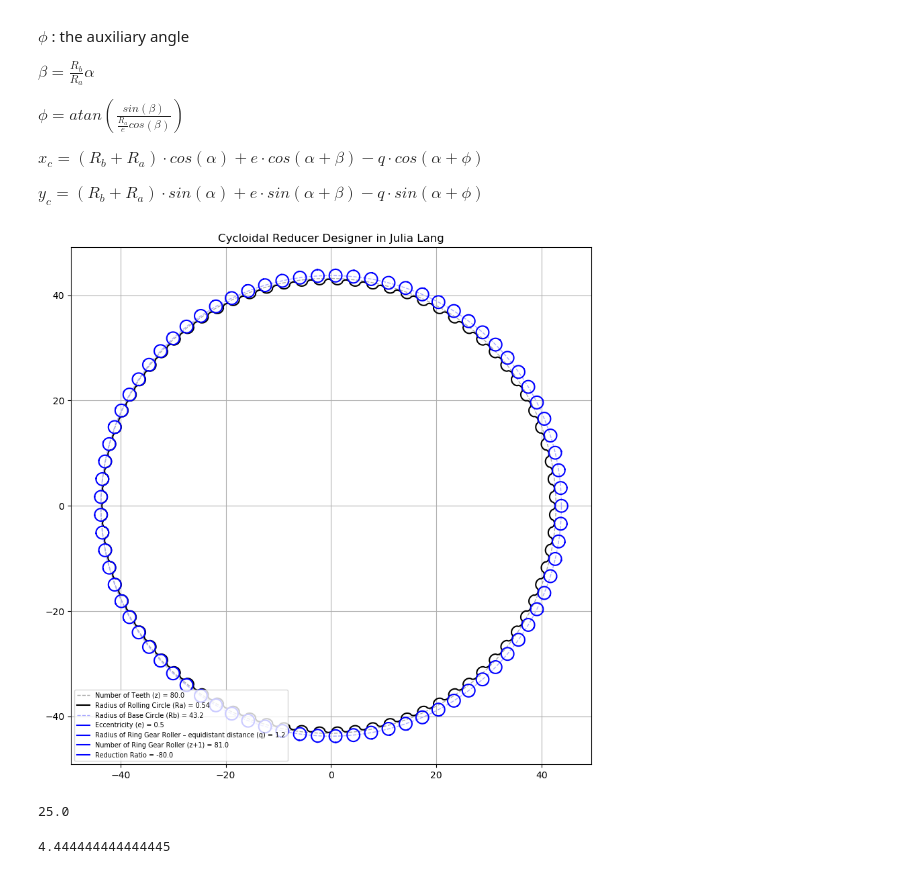
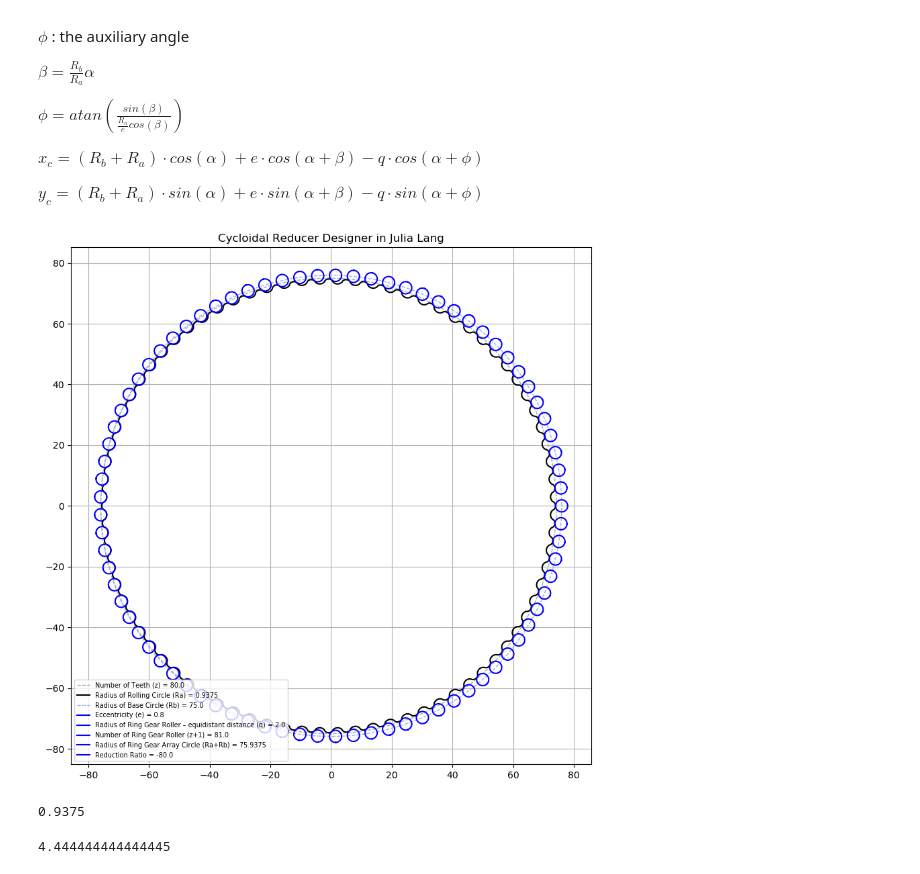
Before and after one commit to dymaxionkim/CRD, a Jupyter notebook: CRD.ipynb, the cells around one changed output. Saved outputs shown, nothing was run; the diff lists cells and outputs as text; code cells hidden in the pictures.

```diff
--- a/CRD.ipynb
+++ b/CRD.ipynb
@@ -42,12 +42,14 @@ PyPlot.svg(true)
 
 ## Parameters
 z = 80.0;     # Number of Teeth
-Ra = 0.54;    # Radius of Rolling Circle
-e = 0.5;      # Eccentricity
-q = 1.2;      # Radius of Ring Gear Roller – equidistant distance
+#Ra = 0.54;    # Radius of Rolling Circle
+Rb = 75.0;    # Radius of Base Circle
+e = 0.8;      # Eccentricity
+q = 2.0;      # Radius of Ring Gear Roller – equidistant distance
 
 theta = deg2rad(360.0/(z+1));    # Array Angle of Ring Gear Roller
-Rb = Ra*z;    # Radius of Base Circle
+Ra = Rb/z;    # Radius of Rolling Circle
+#Rb = Ra*z;    # Radius of Base Circle
 
 # The angular position of the starting contact point and the current contact point of the base and the rolling circle in relation to the centre of the base circle
 point = 0.01;
@@ -87,6 +89,7 @@ legend(["Number of Teeth (z) = $z",
         "Eccentricity (e) = $e",
         "Radius of Ring Gear Roller – equidistant distance (q) = $q",
         "Number of Ring Gear Roller (z+1) = $(z+1)",
+        "Radius of Ring Gear Array Circle (Ra+Rb) = $(Ra+Rb)",
         "Reduction Ratio = $(z/(-1))"], loc="lower left", fontsize="x-small")
 
 savefig("case.svg")
@@ -117,38 +120,39 @@ println(fileout, Rb)
 println(fileout, "circle")
 println(fileout, (Rb+Ra),",0")
 println(fileout, q)
 
 println(fileout, "array")
 println(fileout, "L")
 println(fileout, "")
 println(fileout, "P")
 println(fileout, "0,0")
 println(fileout, Int(z)+1)
 println(fileout, "360")
 println(fileout, "Y")
 
 println(fileout, "circle")
 println(fileout, "0,0")
 println(fileout, (Rb+Ra))
 
 close(fileout)
 
 ## Save case.csv
 fileout = open("case.csv", "w")
 println(fileout, "Number of Teeth (z),",z)
 println(fileout, "Radius of Rolling Circle (Ra),",Ra)
 println(fileout, "Radius of Base Circle (Rb),",Rb)
 println(fileout, "Eccentricity (e),",e)
 println(fileout, "Radius of Ring Gear Roller (equidistant distance) (q),",q)
 println(fileout, "Number of Ring Gear Roller (z+1),",z+1)
+println(fileout, "Radius of Ring Gear Array Circle (Ra+Rb),",(Ra+Rb))
 println(fileout, "Reduction Ratio,",(z/(-1)))
 close(fileout)
 # %% [output]
-[figure, old version]
+[figure, new version]
-# %%
-2000/z
-# %% [output]
-25.0
+# %%
+Ra
+# %% [output]
+0.9375
 # %%
 360/81
 # %% [output]
```
